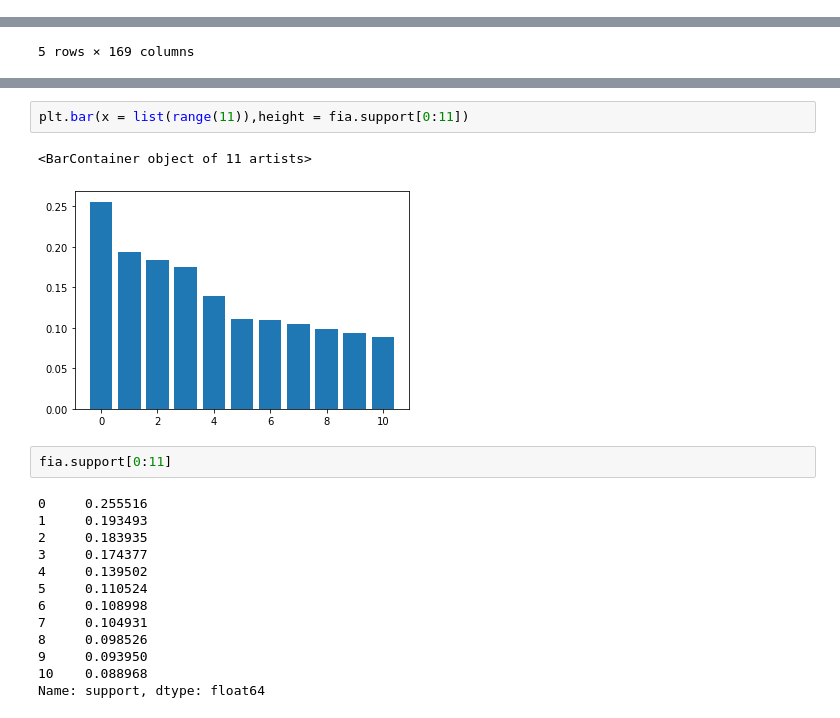
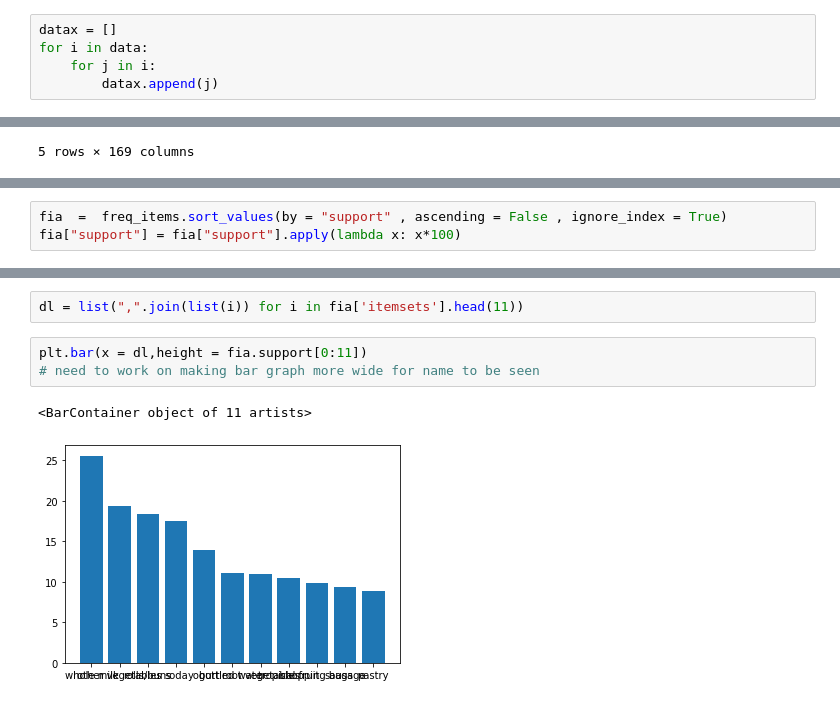
Before and after one commit to Smit131/DS-assignments-python, a Jupyter notebook: Association rule/jupytercode.ipynb, the cells around one changed output, grey strips where cells are left out. Saved outputs shown, nothing was run; the diff lists cells and outputs as text.

```diff
--- a/Association rule/jupytercode.ipynb
+++ b/Association rule/jupytercode.ipynb
@@ -37,0 +18,5 @@ list
+# %%
+datax = []
+for i in data:
+    for j in i:
+        datax.append(j)
@@ -75,3 +74,6 @@ fia  =  freq_items.sort_values(by = "support" , ascending = False , ignore_index
+# %%
+fia  =  freq_items.sort_values(by = "support" , ascending = False , ignore_index = True)
+fia["support"] = fia["support"].apply(lambda x: x*100)
 # %%
 fia.head(5)
 # %% [output]
@@ -98,20 +100,8 @@ list(i for i in fia['itemsets'].head(11))
+# %%
+dl = list(",".join(list(i)) for i in fia['itemsets'].head(11))
 # %%
-plt.bar(x = list(range(11)),height = fia.support[0:11])
+plt.bar(x = dl,height = fia.support[0:11])
+# need to work on making bar graph more wide for name to be seen
 # %% [output]
 <BarContainer object of 11 artists>
-[figure, old version]
+[figure, new version]
-# %%
-fia.support[0:11]
-# %% [output]
-0     0.255516
-1     0.193493
-2     0.183935
-3     0.174377
-4     0.139502
-5     0.110524
-6     0.108998
-7     0.104931
-8     0.098526
-9     0.093950
-10    0.088968
-Name: support, dtype: float64
```
Also changed, not shown: parts of 20 cells of this notebook, 1 other file.
